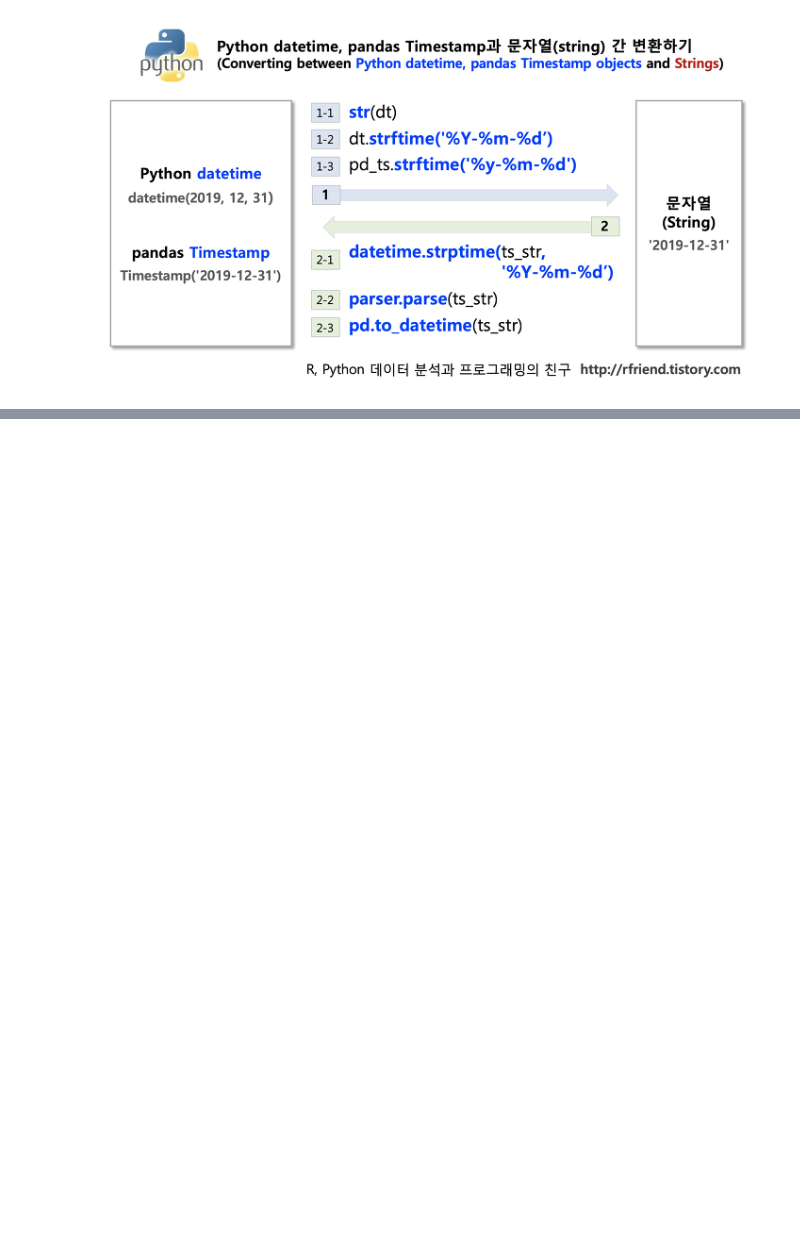
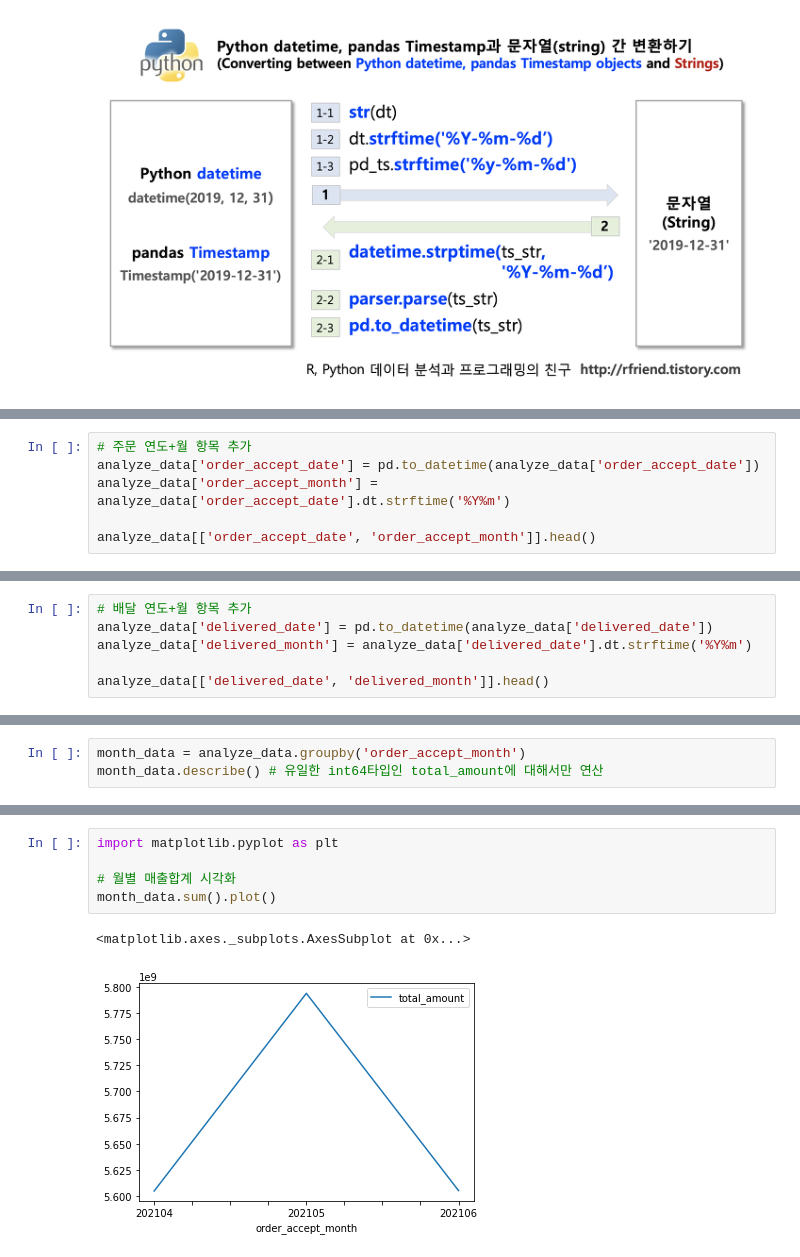
Before and after one commit to kiyong21c/PythonML, a Jupyter notebook: 20221110_Union.ipynb, the cells around one changed output, grey strips where cells are left out. Drawn from its saved outputs; the diff is of its cells as text; blank space fills up the shorter version.

```diff
--- a/20221110_Union.ipynb
+++ b/20221110_Union.ipynb
@@ -480,0 +552,6 @@ Name: order_accept_date, Length: 574435, dtype: object
+# %%
+# 주문 연도+월 항목 추가
+analyze_data['order_accept_date'] = pd.to_datetime(analyze_data['order_accept_date'])
+analyze_data['order_accept_month'] = analyze_data['order_accept_date'].dt.strftime('%Y%m')
+
+analyze_data[['order_accept_date', 'order_accept_month']].head()
@@ -480,0 +574,6 @@ Name: order_accept_date, Length: 574435, dtype: object
+# %%
+# 배달 연도+월 항목 추가
+analyze_data['delivered_date'] = pd.to_datetime(analyze_data['delivered_date'])
+analyze_data['delivered_month'] = analyze_data['delivered_date'].dt.strftime('%Y%m')
+
+analyze_data[['delivered_date', 'delivered_month']].head()
@@ -480,0 +615,3 @@ Name: order_accept_date, Length: 574435, dtype: object
+# %%
+month_data = analyze_data.groupby('order_accept_month')
+month_data.describe() # 유일한 int64타입인 total_amount에 대해서만 연산
@@ -480,0 +633,8 @@ Name: order_accept_date, Length: 574435, dtype: object
+# %%
+import matplotlib.pyplot as plt
+
+# 월별 매출합계 시각화
+month_data.sum().plot()
+# %% [output]
+<matplotlib.axes._subplots.AxesSubplot at 0x...>
+[figure, added]
```
Also changed, not shown: parts of 14 cells of this notebook.
